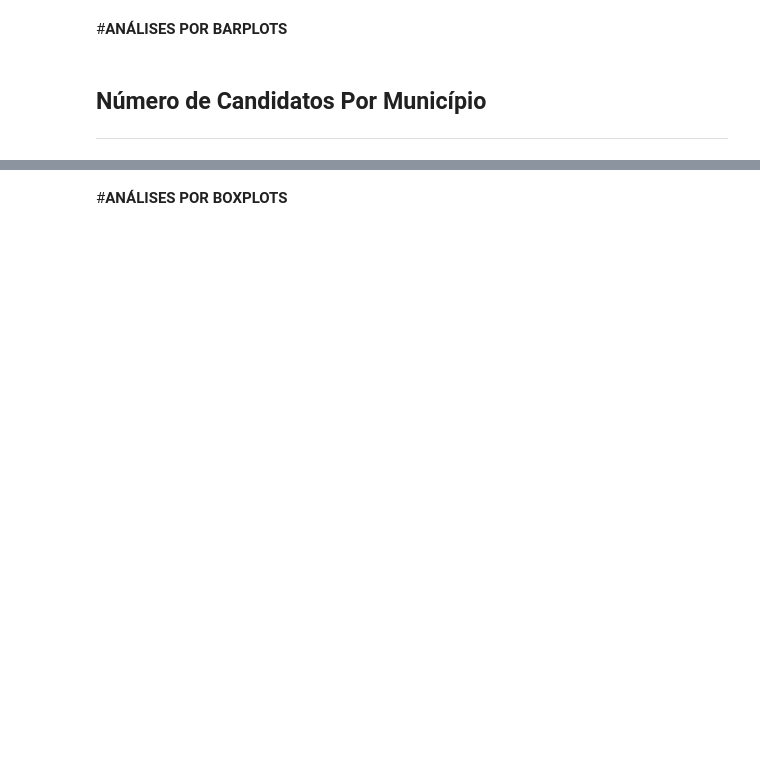
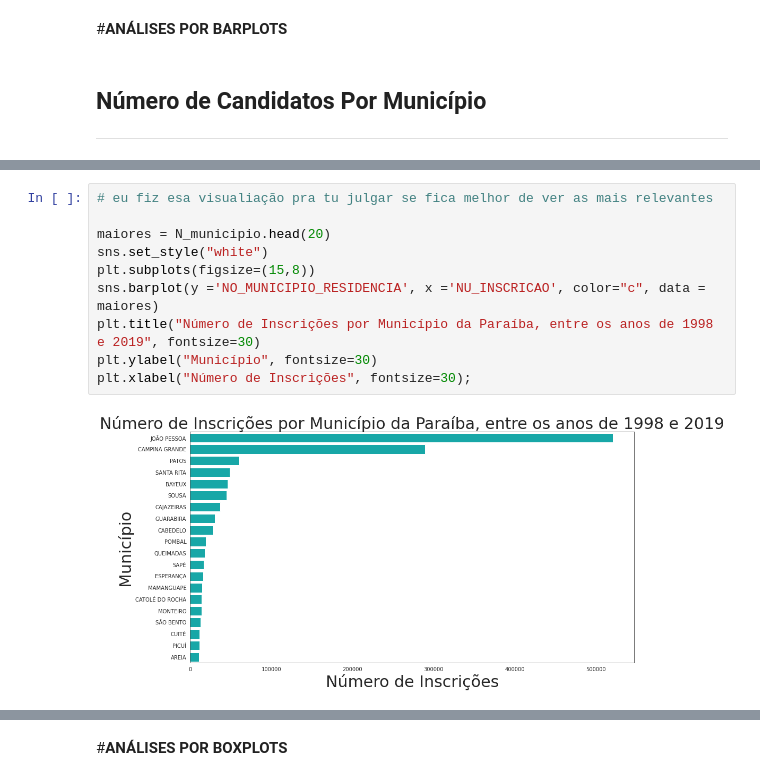
Before and after one commit to mariaeco/ICD_project_Maria, a Jupyter notebook: ProjetoICD_Maria_ExploracaoInicial.ipynb, the cells around one changed output, grey strips where cells are left out. Drawn from its saved outputs; the diff is of its cells as text; blank space fills up the shorter version.

```diff
--- a/ProjetoICD_Maria_ExploracaoInicial.ipynb
+++ b/ProjetoICD_Maria_ExploracaoInicial.ipynb
@@ -88,0 +100,12 @@ plt.ylabel("Log(Número de Inscrições)", fontsize=30);
+# %%
+# eu fiz esa visualiação pra tu julgar se fica melhor de ver as mais relevantes
+
+maiores = N_municipio.head(20)
+sns.set_style("white")
+plt.subplots(figsize=(15,8))
+sns.barplot(y ='NO_MUNICIPIO_RESIDENCIA', x ='NU_INSCRICAO', color="c", data = maiores)
+plt.title("Número de Inscrições por Município da Paraíba, entre os anos de 1998 e 2019", fontsize=30)
+plt.ylabel("Município", fontsize=30)
+plt.xlabel("Número de Inscrições", fontsize=30);
+# %% [output]
+[figure, added]
```
Also changed, not shown: parts of 39 cells of this notebook.
